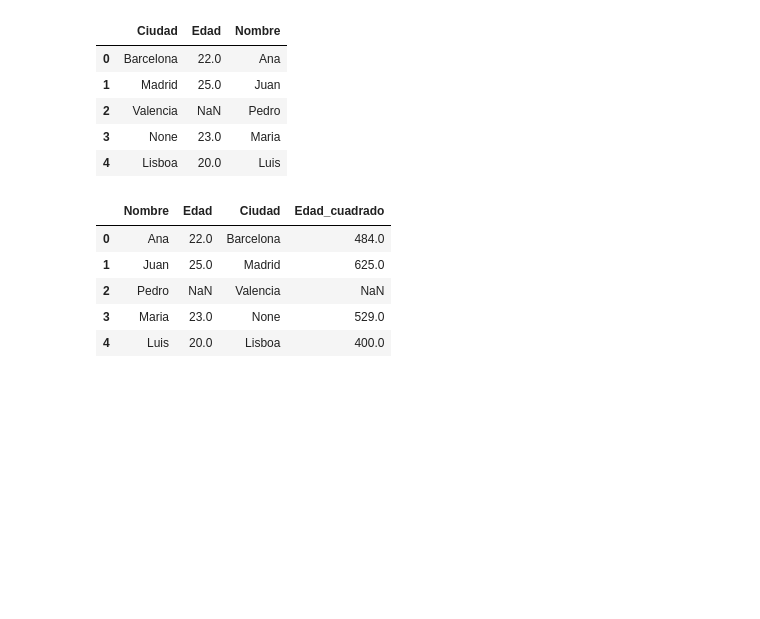
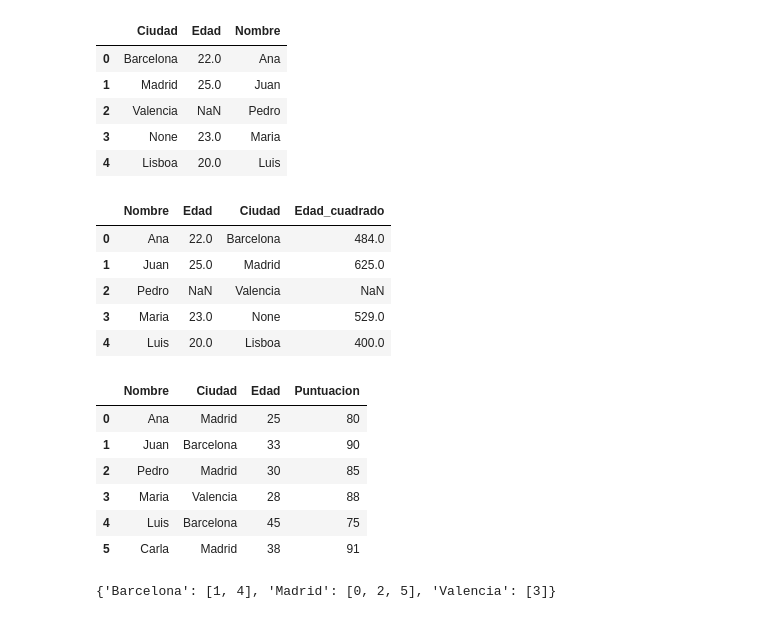
Before and after one commit to FlamInIFabrIzIo/Conceptos_DA, a Jupyter notebook: 1.ipynb, the cells around one changed output. Cells and saved outputs as stored; diff of their text form; code cells hidden in the pictures; blank space fills up the shorter version.

Commit message:
practicando groupby

```diff
--- a/1.ipynb
+++ b/1.ipynb
@@ -267,3 +267,28 @@ df
 | 2 | Pedro | NaN | Valencia | NaN |
 | 3 | Maria | 23.0 | None | 529.0 |
 | 4 | Luis | 20.0 | Lisboa | 400.0 |
+# %%
+data2 = {
+    "Nombre" : ["Ana", "Juan", "Pedro", "Maria","Luis", "Carla"],
+    "Ciudad":["Madrid", "Barcelona", "Madrid", "Valencia", "Barcelona", "Madrid"],
+    "Edad":[25, 33, 30, 28, 45, 38],
+    "Puntuacion" : [80, 90, 85, 88, 75, 91]
+}
+# %%
+df = pd.DataFrame(data2)
+df
+# %% [output]
+|  | Nombre | Ciudad | Edad | Puntuacion |
+| 0 | Ana | Madrid | 25 | 80 |
+| 1 | Juan | Barcelona | 33 | 90 |
+| 2 | Pedro | Madrid | 30 | 85 |
+| 3 | Maria | Valencia | 28 | 88 |
+| 4 | Luis | Barcelona | 45 | 75 |
+| 5 | Carla | Madrid | 38 | 91 |
+# %%
+#Agruoar los datos por cuidad
+grouped = df.groupby("Ciudad")
+print(grouped.groups)
+#oandas te devuelve una lsita con el indice a los que pertence cada grupo y cada persona
+# %% [output]
+{'Barcelona': [1, 4], 'Madrid': [0, 2, 5], 'Valencia': [3]}
```
